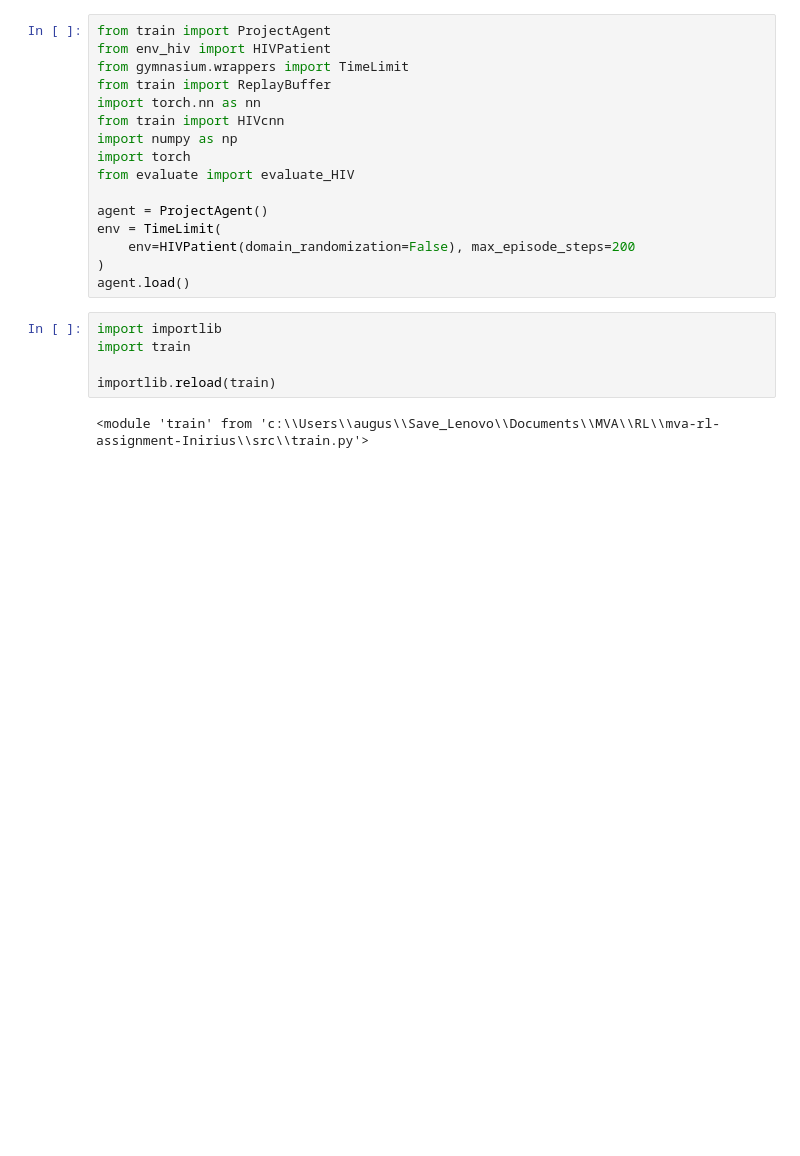
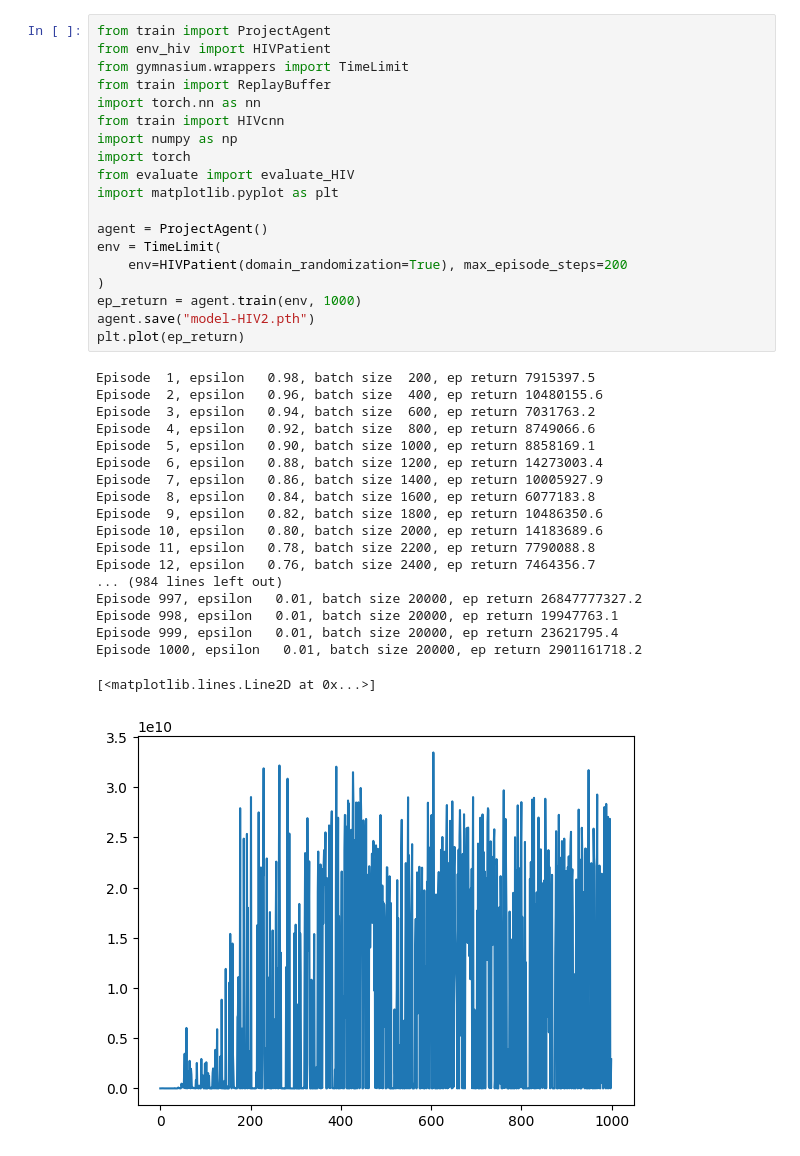
Before and after one commit to RL-MVA-2024-25/mva-rl-assignment-Inirius, a Jupyter notebook: src/test.ipynb, the cells around one changed output. Cells and saved outputs as stored; diff of their text form; blank space fills up the shorter version.

Commit message:
maj random

```diff
--- a/src/test.ipynb
+++ b/src/test.ipynb
@@ -1,23 +1,39 @@
 # %%
 from train import ProjectAgent
 from env_hiv import HIVPatient
 from gymnasium.wrappers import TimeLimit
 from train import ReplayBuffer
 import torch.nn as nn
 from train import HIVcnn
 import numpy as np
 import torch
 from evaluate import evaluate_HIV
+import matplotlib.pyplot as plt
 
 agent = ProjectAgent()
 env = TimeLimit(
-    env=HIVPatient(domain_randomization=False), max_episode_steps=200
+    env=HIVPatient(domain_randomization=True), max_episode_steps=200
 )
-agent.load()
+ep_return = agent.train(env, 1000)
+agent.save("model-HIV2.pth")
+plt.plot(ep_return)
+# %% [output]
+Episode  1, epsilon   0.98, batch size  200, ep return 7915397.5
+Episode  2, epsilon   0.96, batch size  400, ep return 10480155.6
+Episode  3, epsilon   0.94, batch size  600, ep return 7031763.2
+Episode  4, epsilon   0.92, batch size  800, ep return 8749066.6
+Episode  5, epsilon   0.90, batch size 1000, ep return 8858169.1
+Episode  6, epsilon   0.88, batch size 1200, ep return 14273003.4
+Episode  7, epsilon   0.86, batch size 1400, ep return 10005927.9
+Episode  8, epsilon   0.84, batch size 1600, ep return 6077183.8
+Episode  9, epsilon   0.82, batch size 1800, ep return 10486350.6
+Episode 10, epsilon   0.80, batch size 2000, ep return 14183689.6
+Episode 11, epsilon   0.78, batch size 2200, ep return 7790088.8
+Episode 12, epsilon   0.76, batch size 2400, ep return 7464356.7
+... (984 lines left out)
+Episode 997, epsilon   0.01, batch size 20000, ep return 26847777327.2
+Episode 998, epsilon   0.01, batch size 20000, ep return 19947763.1
+Episode 999, epsilon   0.01, batch size 20000, ep return 23621795.4
+Episode 1000, epsilon   0.01, batch size 20000, ep return 2901161718.2
+[<matplotlib.lines.Line2D at 0x...>]
+[figure, added]
-# %%
-import importlib
-import train
-
-importlib.reload(train)
-# %% [output]
-<module 'train' from 'c:\\Users\\augus\\Save_Lenovo\\Documents\\MVA\\RL\\mva-rl-assignment-Inirius\\src\\train.py'>
```
Also changed, not shown: parts of 8 cells of this notebook, 2 other files.
